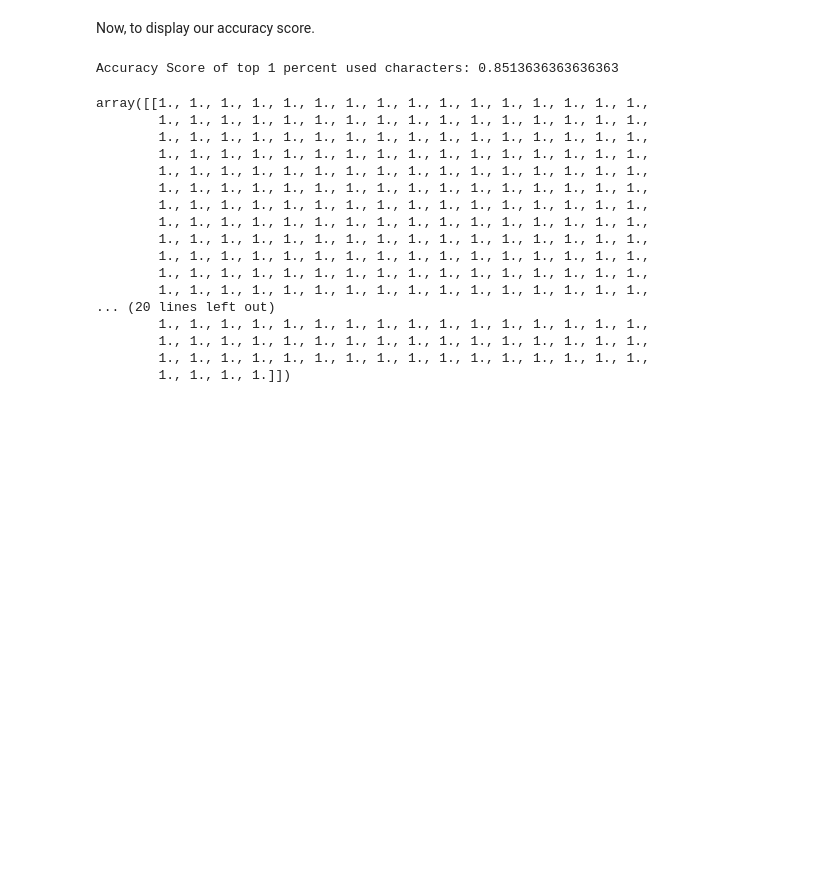
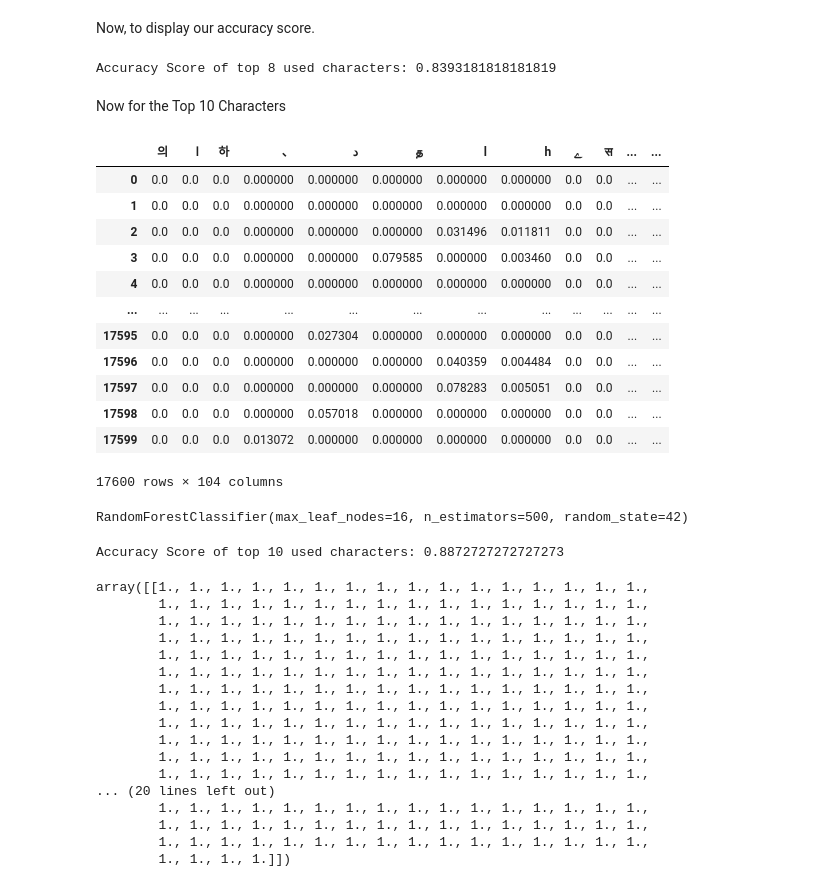
Before and after one commit to EasternUniversity/CSCI405-Language-Detection, a Jupyter notebook: Language_Detector.ipynb, the cells around one changed output. Drawn from its saved outputs; the diff is of its cells as text; code cells hidden in the pictures; blank space fills up the shorter version.

Commit message:
Added 10 Char Random Forest

```diff
--- a/Language_Detector.ipynb
+++ b/Language_Detector.ipynb
@@ -299,6 +299,33 @@ Now, to display our accuracy score.
 # %%
 from sklearn.metrics import accuracy_score
 
-print("Accuracy Score of top 1 percent used characters:",accuracy_score(y_test, y_8pred))
+print("Accuracy Score of top 8 used characters:",accuracy_score(y_test, y_8pred))
 # %% [output]
-Accuracy Score of top 1 percent used characters: 0.8513636363636363
+Accuracy Score of top 8 used characters: 0.8393181818181819
+# %% [markdown]
+Now for the Top 10 Characters
+# %%
+dictVectorizor = feature_engineering(X_train, dict10_array)
+dict10Frame = numpy_into_dataframe(dictVectorizor, dict10_array)
+# %%
+dict10Frame
+# %% [output]
+|  | 의 | ا | 하 | 、 | د | த | l | h | ے | स | ... | ... |
+| 0 | 0.0 | 0.0 | 0.0 | 0.000000 | 0.000000 | 0.000000 | 0.000000 | 0.000000 | 0.0 | 0.0 | ... | ... |
+| 1 | 0.0 | 0.0 | 0.0 | 0.000000 | 0.000000 | 0.000000 | 0.000000 | 0.000000 | 0.0 | 0.0 | ... | ... |
+| 2 | 0.0 | 0.0 | 0.0 | 0.000000 | 0.000000 | 0.000000 | 0.031496 | 0.011811 | 0.0 | 0.0 | ... | ... |
+| 3 | 0.0 | 0.0 | 0.0 | 0.000000 | 0.000000 | 0.079585 | 0.000000 | 0.003460 | 0.0 | 0.0 | ... | ... |
+| 4 | 0.0 | 0.0 | 0.0 | 0.000000 | 0.000000 | 0.000000 | 0.000000 | 0.000000 | 0.0 | 0.0 | ... | ... |
+| ... | ... | ... | ... | ... | ... | ... | ... | ... | ... | ... | ... | ... |
+| 17595 | 0.0 | 0.0 | 0.0 | 0.000000 | 0.027304 | 0.000000 | 0.000000 | 0.000000 | 0.0 | 0.0 | ... | ... |
+| 17596 | 0.0 | 0.0 | 0.0 | 0.000000 | 0.000000 | 0.000000 | 0.040359 | 0.004484 | 0.0 | 0.0 | ... | ... |
+| 17597 | 0.0 | 0.0 | 0.0 | 0.000000 | 0.000000 | 0.000000 | 0.078283 | 0.005051 | 0.0 | 0.0 | ... | ... |
+| 17598 | 0.0 | 0.0 | 0.0 | 0.000000 | 0.057018 | 0.000000 | 0.000000 | 0.000000 | 0.0 | 0.0 | ... | ... |
+| 17599 | 0.0 | 0.0 | 0.0 | 0.013072 | 0.000000 | 0.000000 | 0.000000 | 0.000000 | 0.0 | 0.0 | ... | ... |
+17600 rows × 104 columns
+# %%
+rfc2 = RandomForestClassifier(n_estimators=500, max_leaf_nodes=16, random_state=42)
+
+rfc2.fit(dict10Frame, y_train)
+# %% [output]
+RandomForestClassifier(max_leaf_nodes=16, n_estimators=500, random_state=42)
@@ -305,3 +336,7 @@ Accuracy Score of top 1 percent used characters: 0.8513636363636363
+# %%
+print("Accuracy Score of top 10 used characters:",accuracy_score(y_test, y_10pred))
+# %% [output]
+Accuracy Score of top 10 used characters: 0.8872727272727273
 # %%
 # Create these arrays into dictonaries
 english_alpha = [a, b, c, d, e, f, g, h, i, j, k, l, m, n, o, p, q, r, s, t, u, v, w, x, y, z]
```
Also changed, not shown: parts of 8 cells of this notebook.
